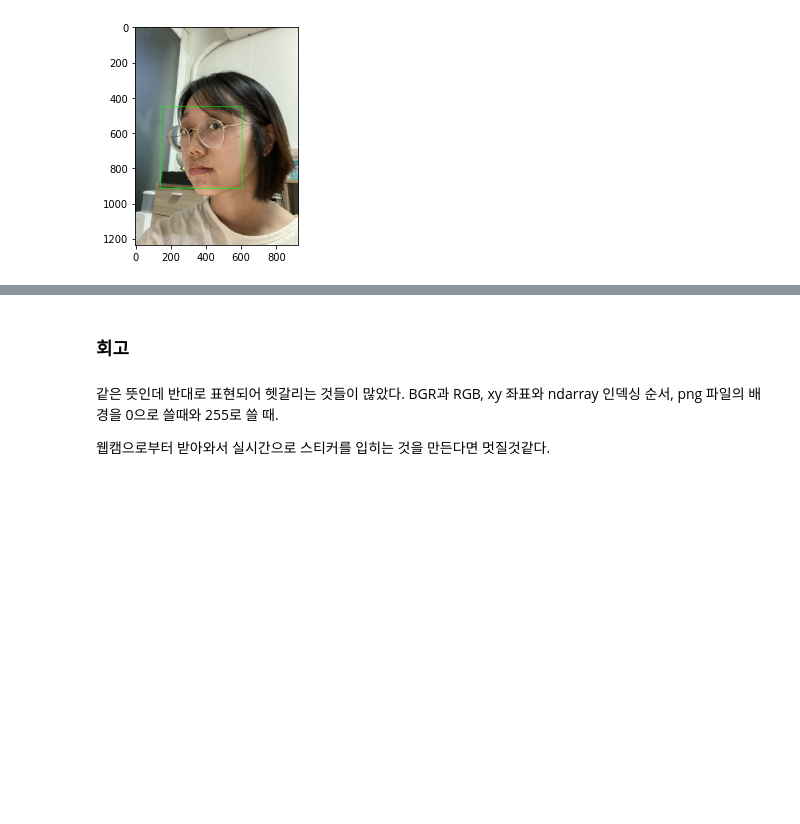
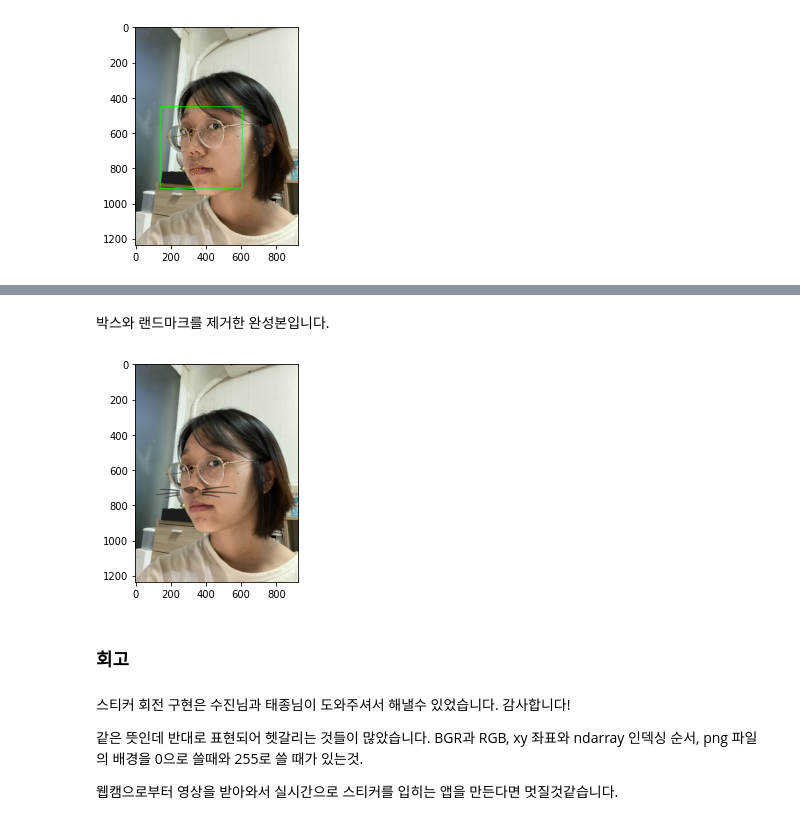
Before and after one commit to GH-Jo/AIFFEL, a Jupyter notebook: Exploration/[Exp-07]Camera_sticker.ipynb, the cells around one changed output, grey strips where cells are left out. Saved outputs shown, nothing was run; the diff lists cells and outputs as text; code cells hidden in the pictures; blank space fills up the shorter version.

```diff
--- a/Exploration/[Exp-07]Camera_sticker.ipynb
+++ b/Exploration/[Exp-07]Camera_sticker.ipynb
@@ -200,6 +267,23 @@ rectangles[[(142, 451) (605, 913)]]
+# %% [markdown]
+박스와 랜드마크를 제거한 완성본입니다.
+# %%
+sticker_area = img_bgr[refined_y:refined_y+img_sticker.shape[0],
+                        refined_x:refined_x+img_sticker.shape[1]]
+sticker_applied = np.where(img_sticker==255, sticker_area, img_sticker).astype(np.uint8)
+
+img_bgr[refined_y:refined_y+img_sticker.shape[0],
+        refined_x:refined_x+img_sticker.shape[1]] = \
+     cv2.addWeighted(sticker_area, 0.5, sticker_applied, 0.5, 0)
+
+plt.imshow(cv2.cvtColor(img_bgr, cv2.COLOR_BGR2RGB))
+plt.show()
+# %% [output]
+[figure, added]
 # %% [markdown]
 ### 회고
 # %% [markdown]
-같은 뜻인데 반대로 표현되어 헷갈리는 것들이 많았다. BGR과 RGB, xy 좌표와 ndarray 인덱싱 순서, png 파일의 배경을 0으로 쓸때와 255로 쓸 때.
+스티커 회전 구현은 수진님과 태종님이 도와주셔서 해낼수 있었습니다. 감사합니다!
 
-웹캠으로부터 받아와서 실시간으로 스티커를 입히는 것을 만든다면 멋질것같다.
+같은 뜻인데 반대로 표현되어 헷갈리는 것들이 많았습니다. BGR과 RGB, xy 좌표와 ndarray 인덱싱 순서, png 파일의 배경을 0으로 쓸때와 255로 쓸 때가 있는것.
+
+웹캠으로부터 영상을 받아와서 실시간으로 스티커를 입히는 앱을 만든다면 멋질것같습니다.
```
Also changed, not shown: parts of 12 cells of this notebook.
